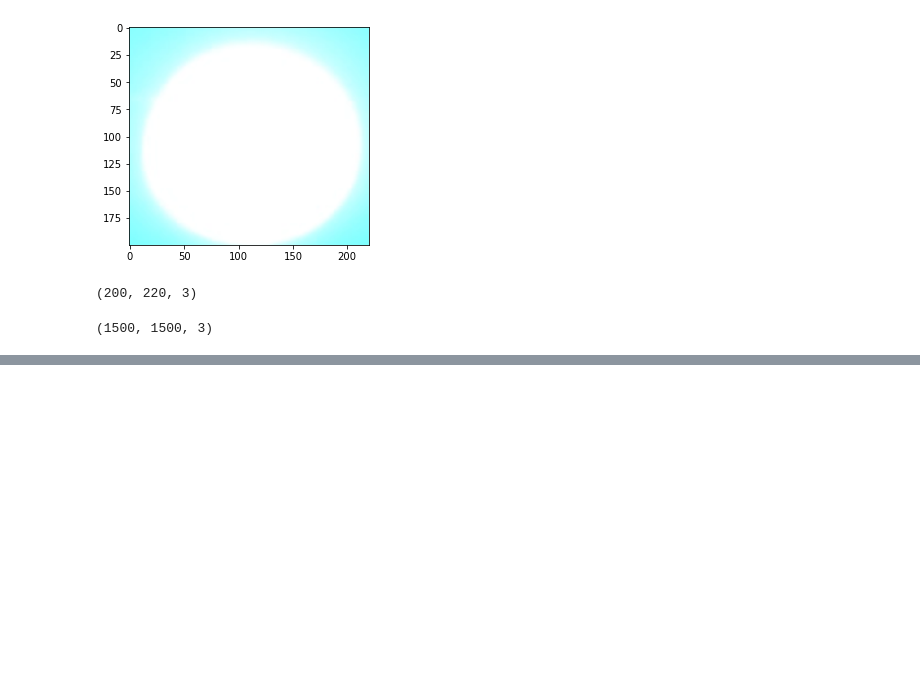
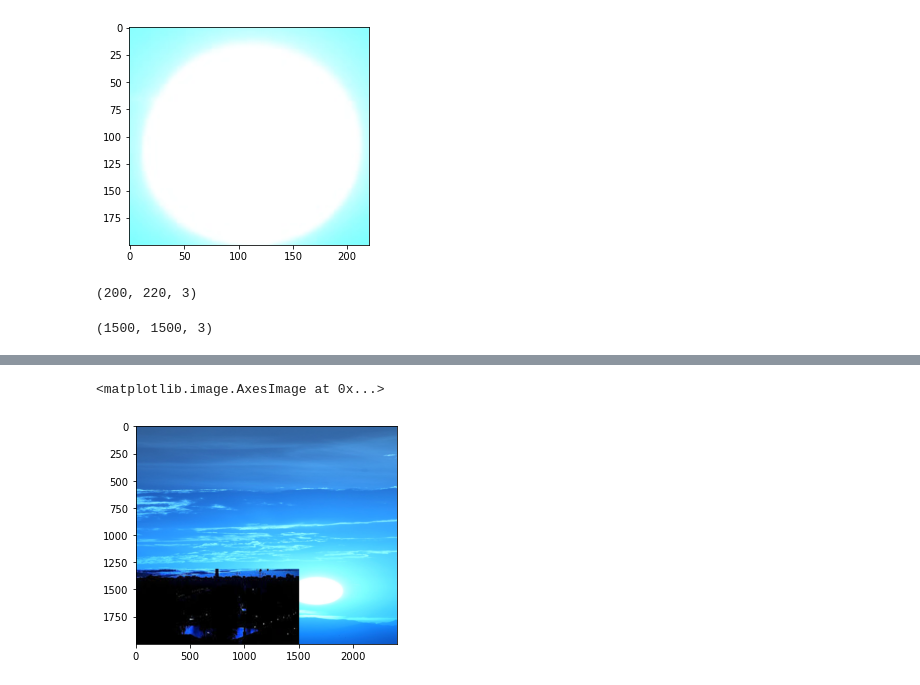
Before and after one commit to rangamani54/Image_process-create-crop-swap-, a Jupyter notebook: Crop and Swap image.ipynb, the cells around one changed output, grey strips where cells are left out. Drawn from its saved outputs; the diff is of its cells as text; code cells hidden in the pictures; blank space fills up the shorter version.

```diff
--- a/Crop and Swap image.ipynb
+++ b/Crop and Swap image.ipynb
@@ -59,0 +85,5 @@ mpl.imshow(photo_new)
+# %%
+mpl.imshow(photo_new)
+# %% [output]
+<matplotlib.image.AxesImage at 0x...>
+[figure, added]
```
Also changed, not shown: parts of 18 cells of this notebook, 2 other files.
